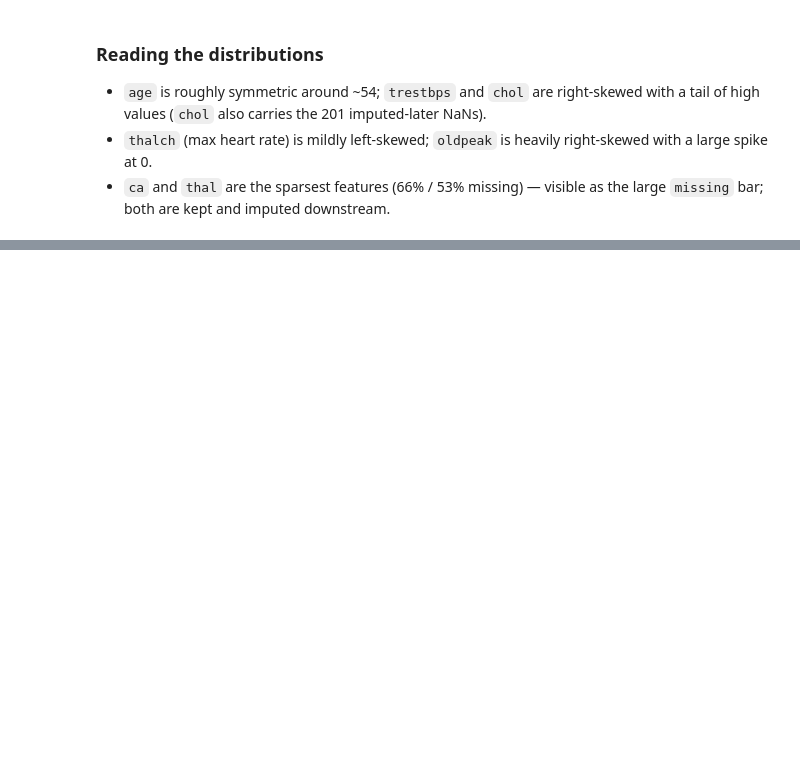
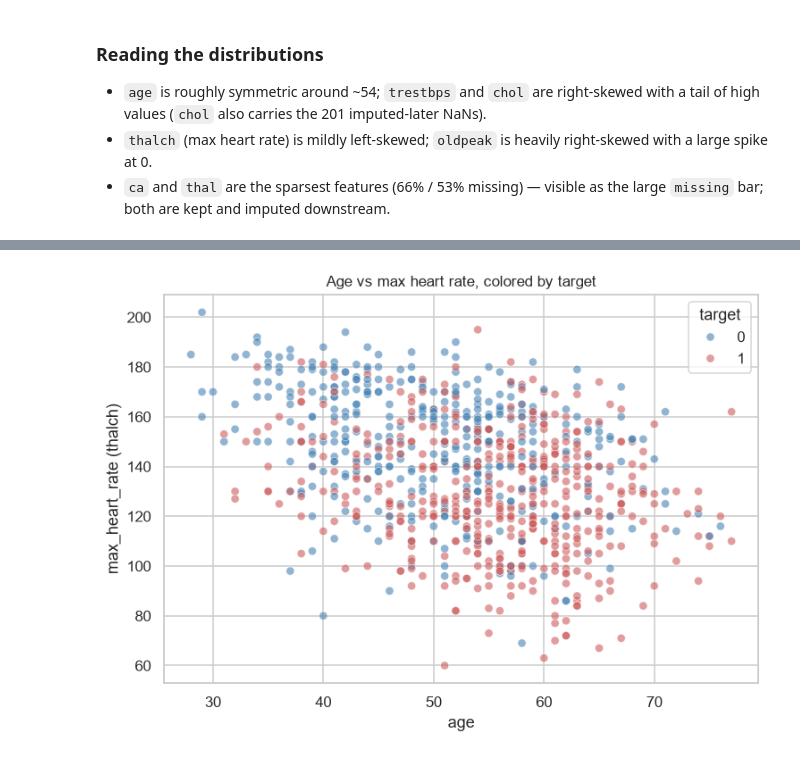
Before and after one commit to Moudjib16/Heart-Disease-Prediction, a Jupyter notebook: notebooks/01_eda.ipynb, the cells around one changed output, grey strips where cells are left out. Saved outputs shown, nothing was run; the diff lists cells and outputs as text; code cells hidden in the pictures; blank space fills up the shorter version.

```diff
--- a/notebooks/01_eda.ipynb
+++ b/notebooks/01_eda.ipynb
@@ -313,0 +364,9 @@ summary
+# %%
+fig, ax = plt.subplots(figsize=(7, 5))
+sns.scatterplot(data=df, x="age", y="thalch", hue="target", alpha=0.6,
+                palette={0: "steelblue", 1: "indianred"}, ax=ax)
+ax.set_title("Age vs max heart rate, colored by target")
+ax.set_ylabel("max_heart_rate (thalch)")
+save_fig("bivariate_age_thalch")
+# %% [output]
+[figure, added]
```
Also changed, not shown: parts of 5 cells of this notebook.
